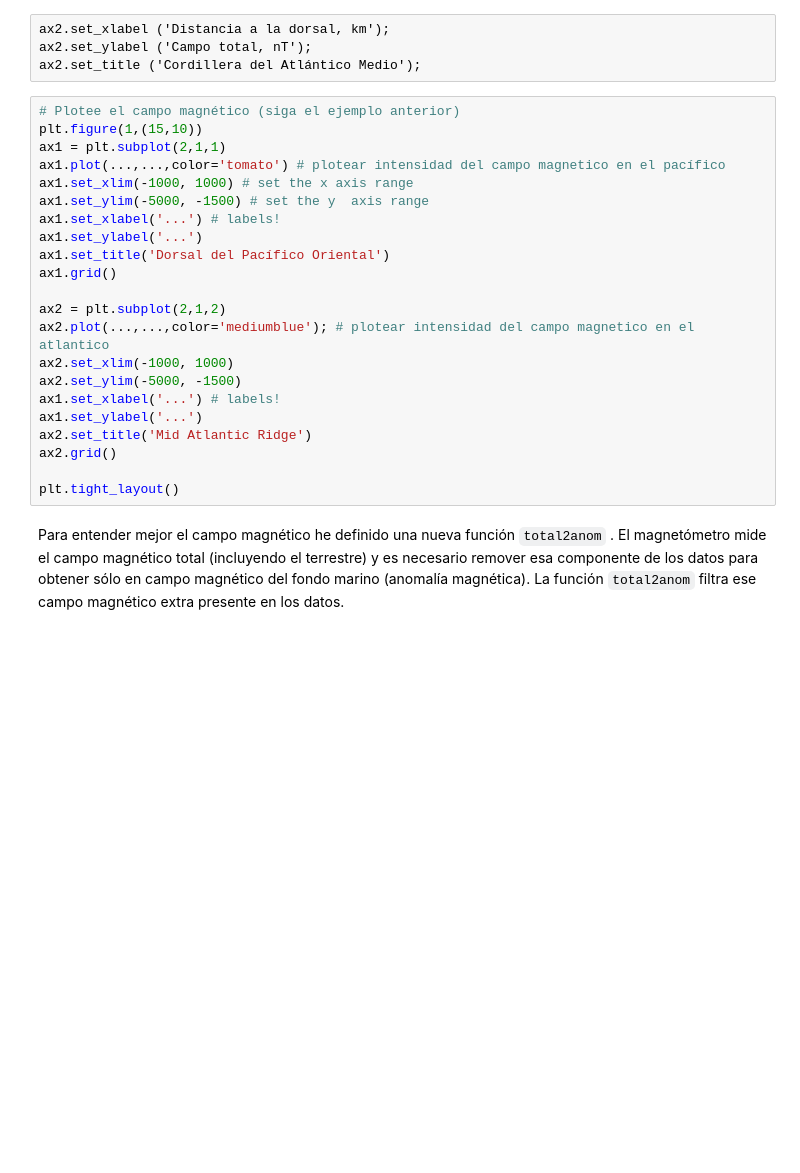
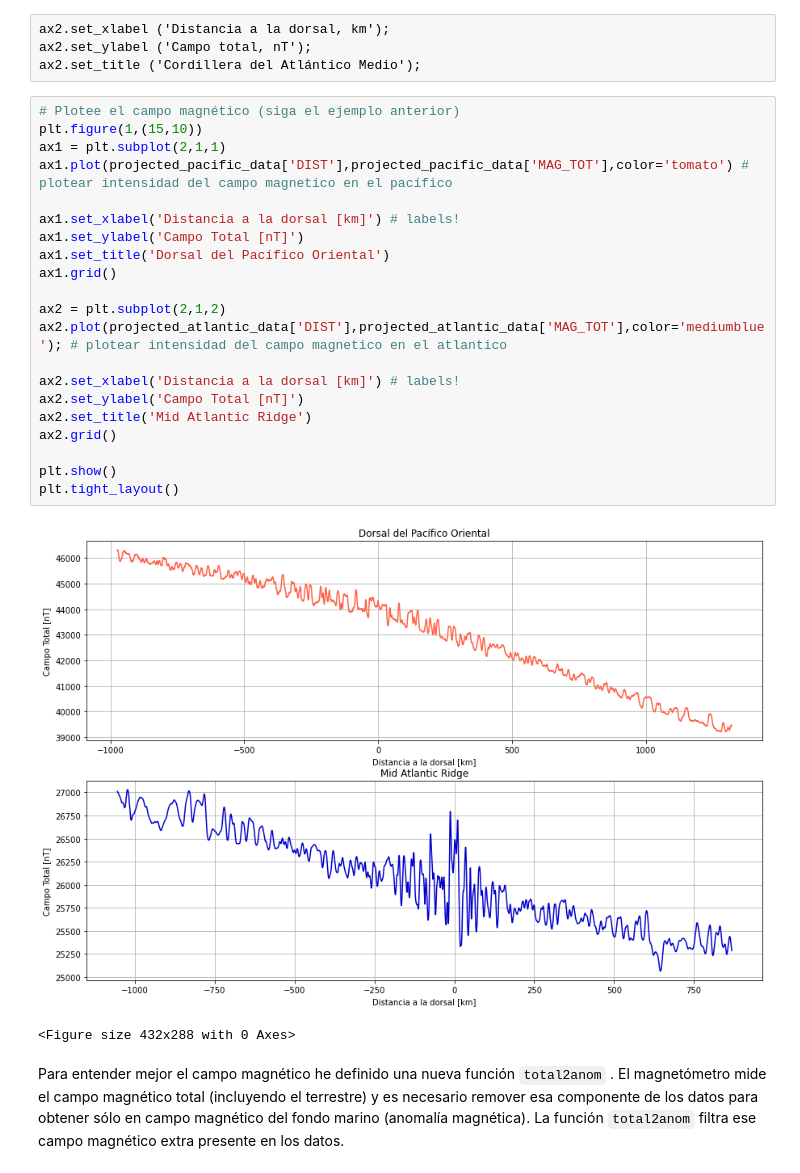
Before and after one commit to Pablolog42/2021-CD2201, a Jupyter notebook: Semana4/Actividad_Semana_04/Actividad_Clase_04.ipynb, the cells around one changed output. Cells and saved outputs as stored; diff of their text form; blank space fills up the shorter version.

```diff
--- a/Semana4/Actividad_Semana_04/Actividad_Clase_04.ipynb
+++ b/Semana4/Actividad_Semana_04/Actividad_Clase_04.ipynb
@@ -220,25 +223,27 @@ ax2.set_title ('Cordillera del Atlántico Medio');
 # %%
 # Plotee el campo magnético (siga el ejemplo anterior)
 plt.figure(1,(15,10))
 ax1 = plt.subplot(2,1,1)
-ax1.plot(...,...,color='tomato') # plotear intensidad del campo magnetico en el pacífico
-ax1.set_xlim(-1000, 1000) # set the x axis range
-ax1.set_ylim(-5000, -1500) # set the y  axis range
-ax1.set_xlabel('...') # labels!
-ax1.set_ylabel('...')
+ax1.plot(projected_pacific_data['DIST'],projected_pacific_data['MAG_TOT'],color='tomato') # plotear intensidad del campo magnetico en el pacífico
+
+ax1.set_xlabel('Distancia a la dorsal [km]') # labels!
+ax1.set_ylabel('Campo Total [nT]')
 ax1.set_title('Dorsal del Pacífico Oriental')
 ax1.grid()
 
 ax2 = plt.subplot(2,1,2)
-ax2.plot(...,...,color='mediumblue'); # plotear intensidad del campo magnetico en el atlantico
-ax2.set_xlim(-1000, 1000)
-ax2.set_ylim(-5000, -1500)
-ax1.set_xlabel('...') # labels!
-ax1.set_ylabel('...')
+ax2.plot(projected_atlantic_data['DIST'],projected_atlantic_data['MAG_TOT'],color='mediumblue'); # plotear intensidad del campo magnetico en el atlantico
+
+ax2.set_xlabel('Distancia a la dorsal [km]') # labels!
+ax2.set_ylabel('Campo Total [nT]')
 ax2.set_title('Mid Atlantic Ridge')
 ax2.grid()
 
+plt.show()
 plt.tight_layout()
+# %% [output]
+[figure, added]
+<Figure size 432x288 with 0 Axes>
 # %% [markdown]
 Para entender mejor el campo magnético he definido una nueva función ``total2anom`` . El magnetómetro mide el campo magnético total (incluyendo el terrestre) y es necesario remover esa componente de los datos para obtener sólo en campo magnético del fondo marino (anomalía magnética). La función ``total2anom`` filtra ese campo magnético extra presente en los datos.
 # %%
```
Also changed, not shown: parts of 17 cells of this notebook, 1 other file.
